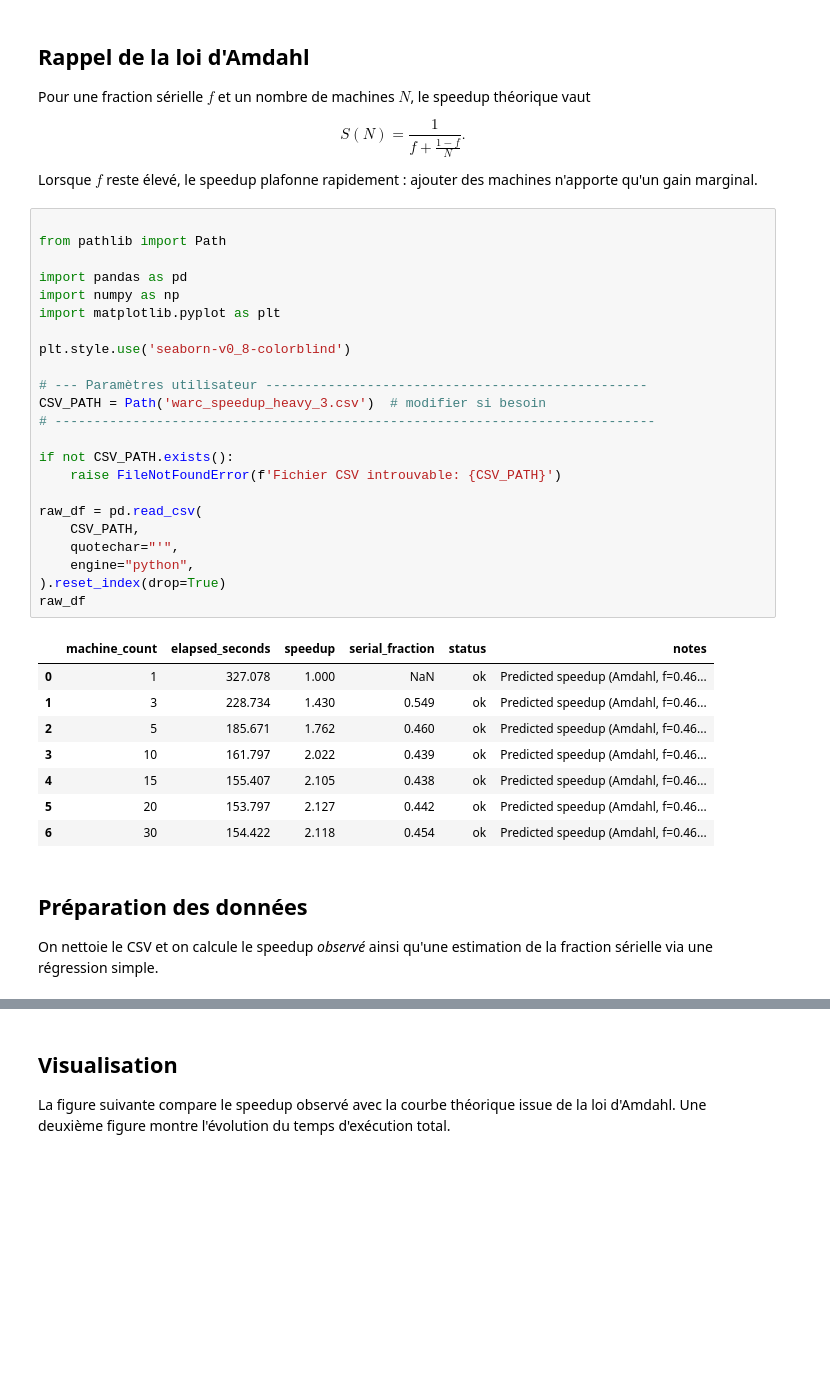
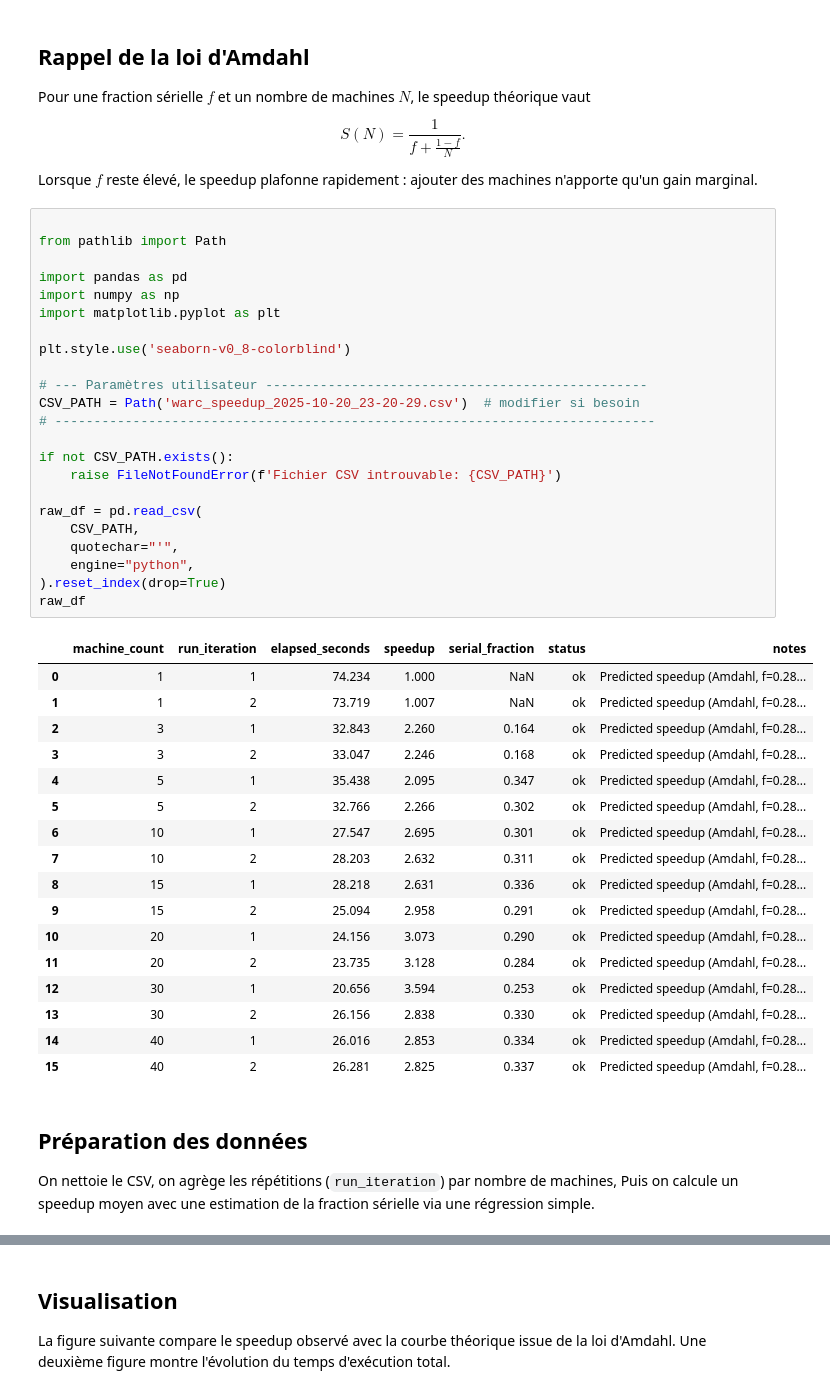
Before and after one commit to BNJ02/homemade_hadoop, a Jupyter notebook: amdahl_analysis.ipynb, the cells around one changed output, grey strips where cells are left out. Saved outputs shown, nothing was run; the diff lists cells and outputs as text; blank space fills up the shorter version.

```diff
--- a/amdahl_analysis.ipynb
+++ b/amdahl_analysis.ipynb
@@ -14,37 +14,48 @@ Lorsque $f$ reste élevé, le speedup plafonne rapidement : ajouter des machine
 # %%
 
 from pathlib import Path
 
 import pandas as pd
 import numpy as np
 import matplotlib.pyplot as plt
 
 plt.style.use('seaborn-v0_8-colorblind')
 
 # --- Paramètres utilisateur -------------------------------------------------
-CSV_PATH = Path('warc_speedup_heavy_3.csv')  # modifier si besoin
+CSV_PATH = Path('warc_speedup_2025-10-20_23-20-29.csv')  # modifier si besoin
 # -----------------------------------------------------------------------------
 
 if not CSV_PATH.exists():
     raise FileNotFoundError(f'Fichier CSV introuvable: {CSV_PATH}')
 
 raw_df = pd.read_csv(
     CSV_PATH,
     quotechar="'",
     engine="python",
 ).reset_index(drop=True)
 raw_df
 # %% [output]
-|  | machine_count | elapsed_seconds | speedup | serial_fraction | status | notes |
-| 0 | 1 | 327.078 | 1.000 | NaN | ok | Predicted speedup (Amdahl, f=0.46... |
-| 1 | 3 | 228.734 | 1.430 | 0.549 | ok | Predicted speedup (Amdahl, f=0.46... |
-| 2 | 5 | 185.671 | 1.762 | 0.460 | ok | Predicted speedup (Amdahl, f=0.46... |
-| 3 | 10 | 161.797 | 2.022 | 0.439 | ok | Predicted speedup (Amdahl, f=0.46... |
-| 4 | 15 | 155.407 | 2.105 | 0.438 | ok | Predicted speedup (Amdahl, f=0.46... |
-| 5 | 20 | 153.797 | 2.127 | 0.442 | ok | Predicted speedup (Amdahl, f=0.46... |
-| 6 | 30 | 154.422 | 2.118 | 0.454 | ok | Predicted speedup (Amdahl, f=0.46... |
+|  | machine_count | run_iteration | elapsed_seconds | speedup | serial_fraction | status | notes |
+| 0 | 1 | 1 | 74.234 | 1.000 | NaN | ok | Predicted speedup (Amdahl, f=0.28... |
+| 1 | 1 | 2 | 73.719 | 1.007 | NaN | ok | Predicted speedup (Amdahl, f=0.28... |
+| 2 | 3 | 1 | 32.843 | 2.260 | 0.164 | ok | Predicted speedup (Amdahl, f=0.28... |
+| 3 | 3 | 2 | 33.047 | 2.246 | 0.168 | ok | Predicted speedup (Amdahl, f=0.28... |
+| 4 | 5 | 1 | 35.438 | 2.095 | 0.347 | ok | Predicted speedup (Amdahl, f=0.28... |
+| 5 | 5 | 2 | 32.766 | 2.266 | 0.302 | ok | Predicted speedup (Amdahl, f=0.28... |
+| 6 | 10 | 1 | 27.547 | 2.695 | 0.301 | ok | Predicted speedup (Amdahl, f=0.28... |
+| 7 | 10 | 2 | 28.203 | 2.632 | 0.311 | ok | Predicted speedup (Amdahl, f=0.28... |
+| 8 | 15 | 1 | 28.218 | 2.631 | 0.336 | ok | Predicted speedup (Amdahl, f=0.28... |
+| 9 | 15 | 2 | 25.094 | 2.958 | 0.291 | ok | Predicted speedup (Amdahl, f=0.28... |
+| 10 | 20 | 1 | 24.156 | 3.073 | 0.290 | ok | Predicted speedup (Amdahl, f=0.28... |
+| 11 | 20 | 2 | 23.735 | 3.128 | 0.284 | ok | Predicted speedup (Amdahl, f=0.28... |
+| 12 | 30 | 1 | 20.656 | 3.594 | 0.253 | ok | Predicted speedup (Amdahl, f=0.28... |
+| 13 | 30 | 2 | 26.156 | 2.838 | 0.330 | ok | Predicted speedup (Amdahl, f=0.28... |
+| 14 | 40 | 1 | 26.016 | 2.853 | 0.334 | ok | Predicted speedup (Amdahl, f=0.28... |
+| 15 | 40 | 2 | 26.281 | 2.825 | 0.337 | ok | Predicted speedup (Amdahl, f=0.28... |
 # %% [markdown]
+
 ## Préparation des données
 
-On nettoie le CSV et on calcule le speedup *observé* ainsi qu'une estimation de la fraction sérielle via une régression simple.
+On nettoie le CSV, on agrège les répétitions (`run_iteration`) par nombre de machines,
+Puis on calcule un speedup moyen avec une estimation de la fraction sérielle via une régression simple.
 # %%
```
Also changed, not shown: parts of 2 cells of this notebook, 2 other files.
